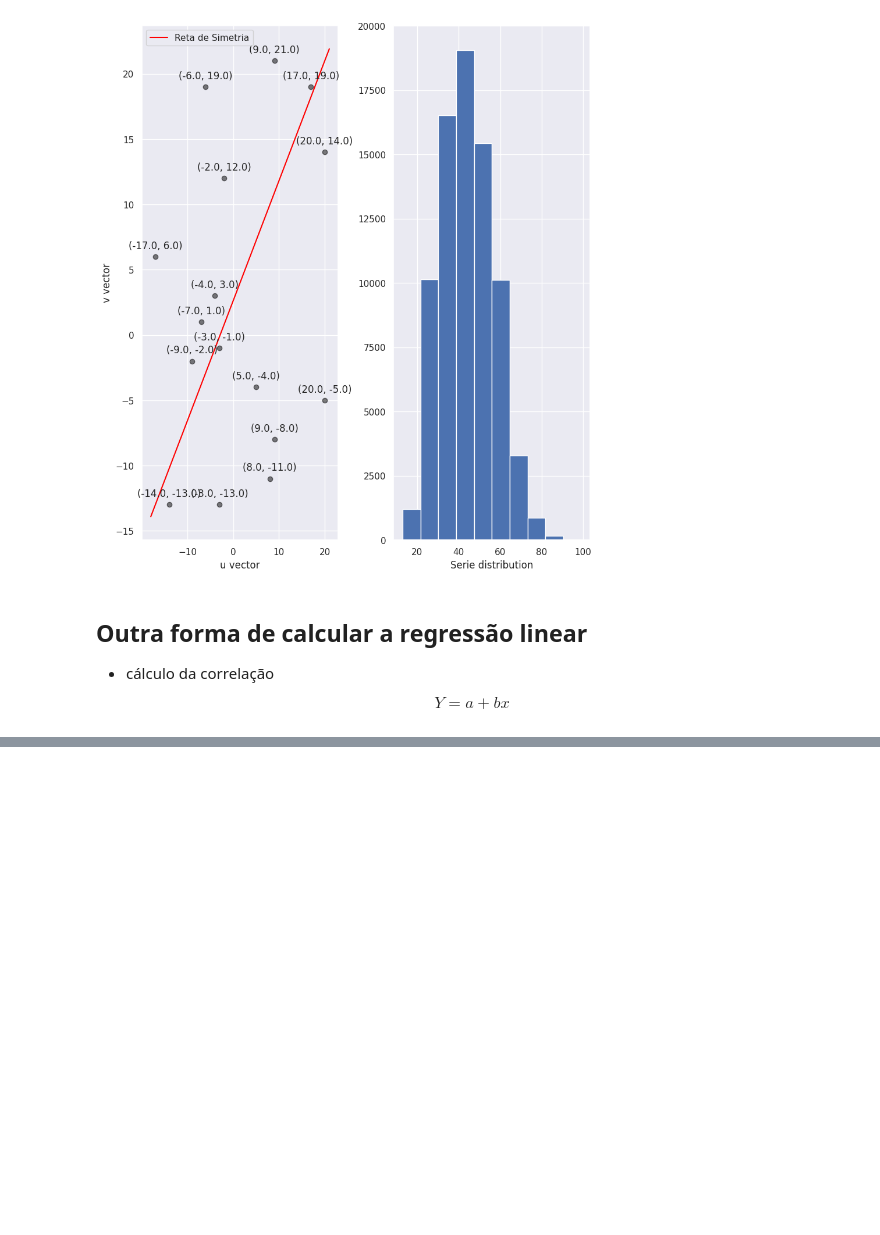
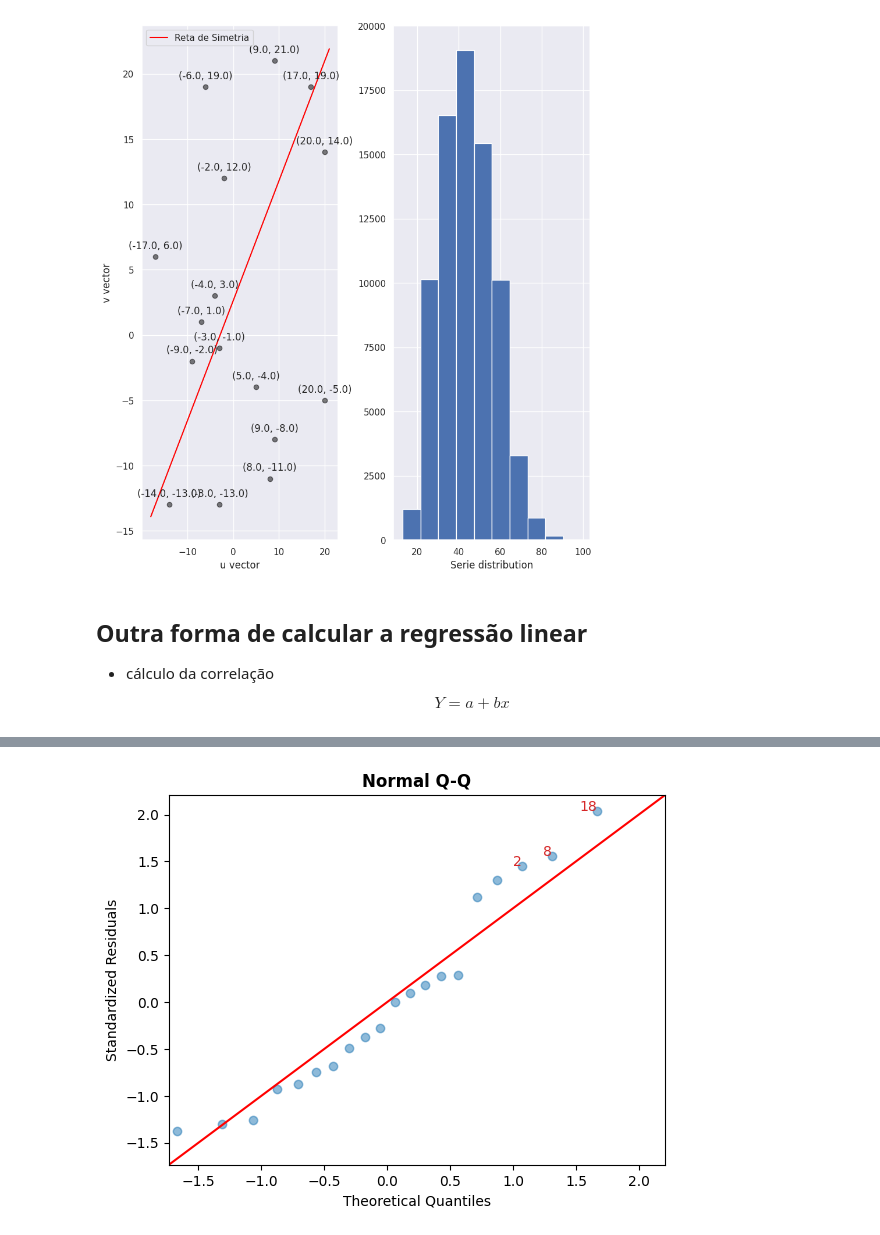
Before and after one commit to cantaruttim/Rotinas, a Jupyter notebook: estudos.ipynb, the cells around one changed output, grey strips where cells are left out. Saved outputs shown, nothing was run; the diff lists cells and outputs as text; code cells hidden in the pictures; blank space fills up the shorter version.

```diff
--- a/estudos.ipynb
+++ b/estudos.ipynb
@@ -249,5 +171,0 @@ one_str_expr
-# %%
-## fator p/ multiplicação
-
-d = (table.iloc[0,0] / n)
-d
@@ -284,0 +620,4 @@ plt.scatter(df['X'].values, df['Y'].values)
+# %%
+cls.qq_plot();
+# %% [output]
+[figure, added]
```
Also changed, not shown: parts of 33 cells of this notebook.
